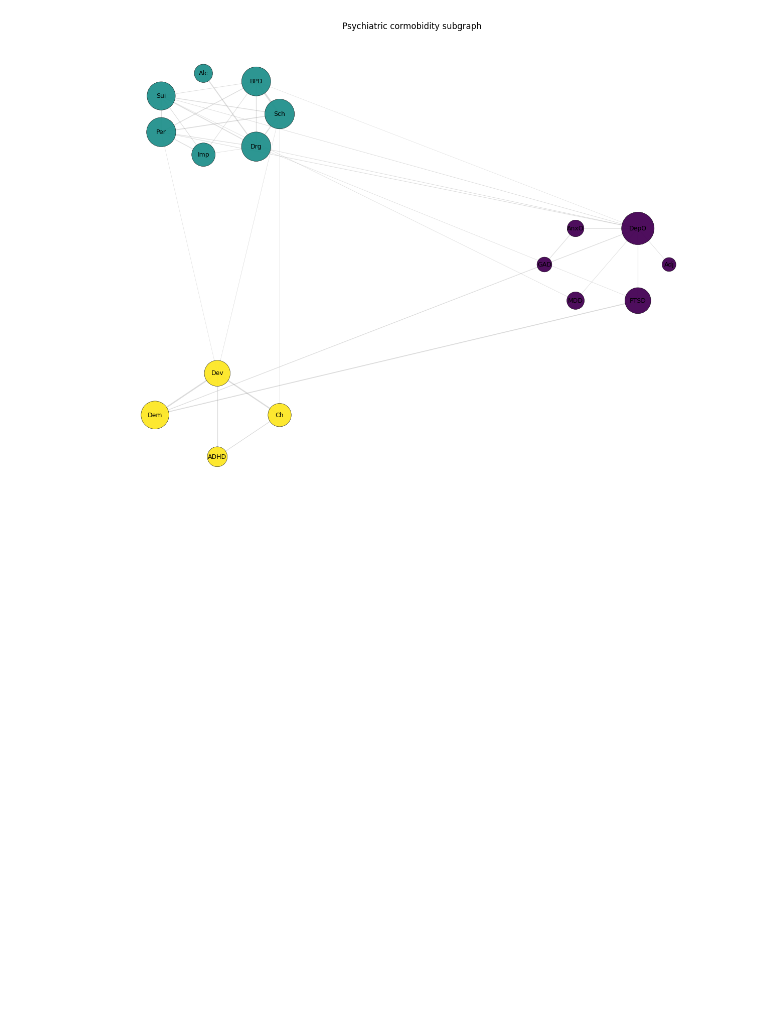
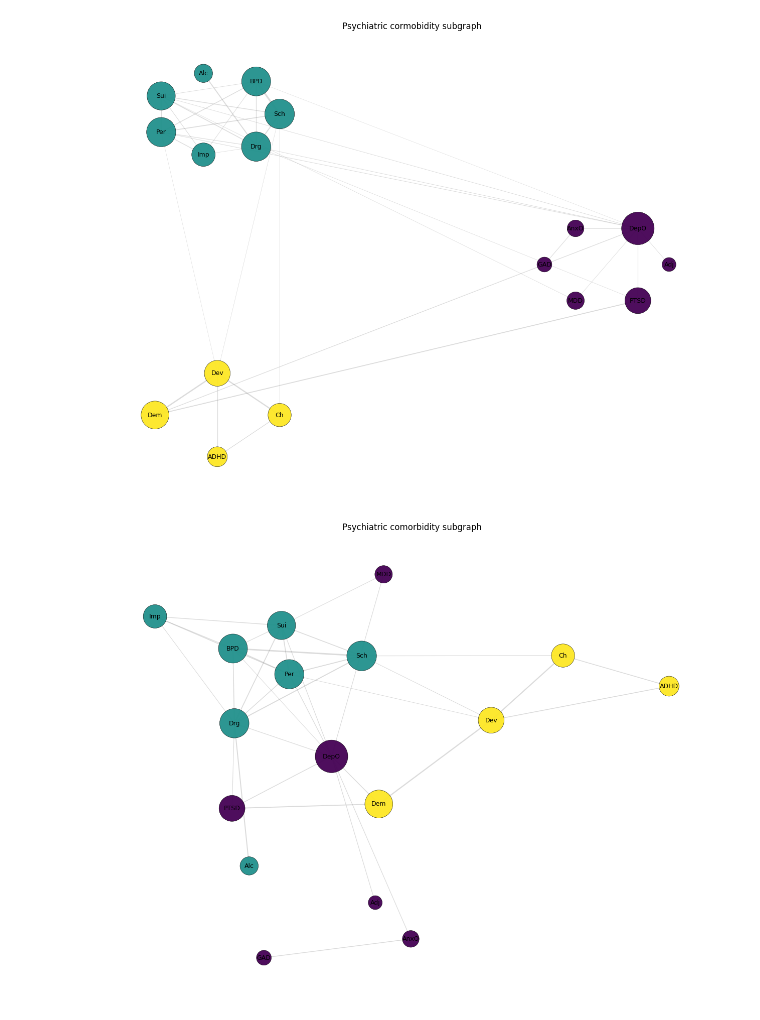
Before and after one commit to anjicx/Cormbobidity-Network-Analysis, a Jupyter notebook: SNA_Analysis.ipynb, the cells around one changed output. Saved outputs shown, nothing was run; the diff lists cells and outputs as text; code cells hidden in the pictures; blank space fills up the shorter version.

Commit message:
improved visualisation

```diff
--- a/SNA_Analysis.ipynb
+++ b/SNA_Analysis.ipynb
@@ -883,6 +911,23 @@ Zajednica 2 (n=4):
 ['AHRQ_AttentionDeficitDO_DT', 'AHRQ_DOInChildhood_DT', 'AHRQ_DementiaAndOthDO_DT', 'AHRQ_DevelopmentalDO_DT']
 ----------------------------------------
 [figure]
+# %%
+partition_m = {}
+for i, community in enumerate(comms_m):
+    for node in community:
+        partition_m[node] = i
+plot_graph_communities(
+    G=H_m,
+    title="Psychiatric comorbidity subgraph",
+    node_labels={n: label_map.get(n, n) for n in H_m.nodes()},
+    node_color_modifiers=partition_m,
+    node_size_modifiers=dict(H_m.degree(weight="weight")),
+    edge_weight_multiplier=1.0,
+    threshold_quantile=0.5,
+    layout_k=1.1
+)
+# %% [output]
+[figure, added]
 # %%
 
 comms_p = analiziraj_mrezu(cons_results_p, cons_summary_p, 3.44,
```
Also changed, not shown: parts of 9 cells of this notebook.
